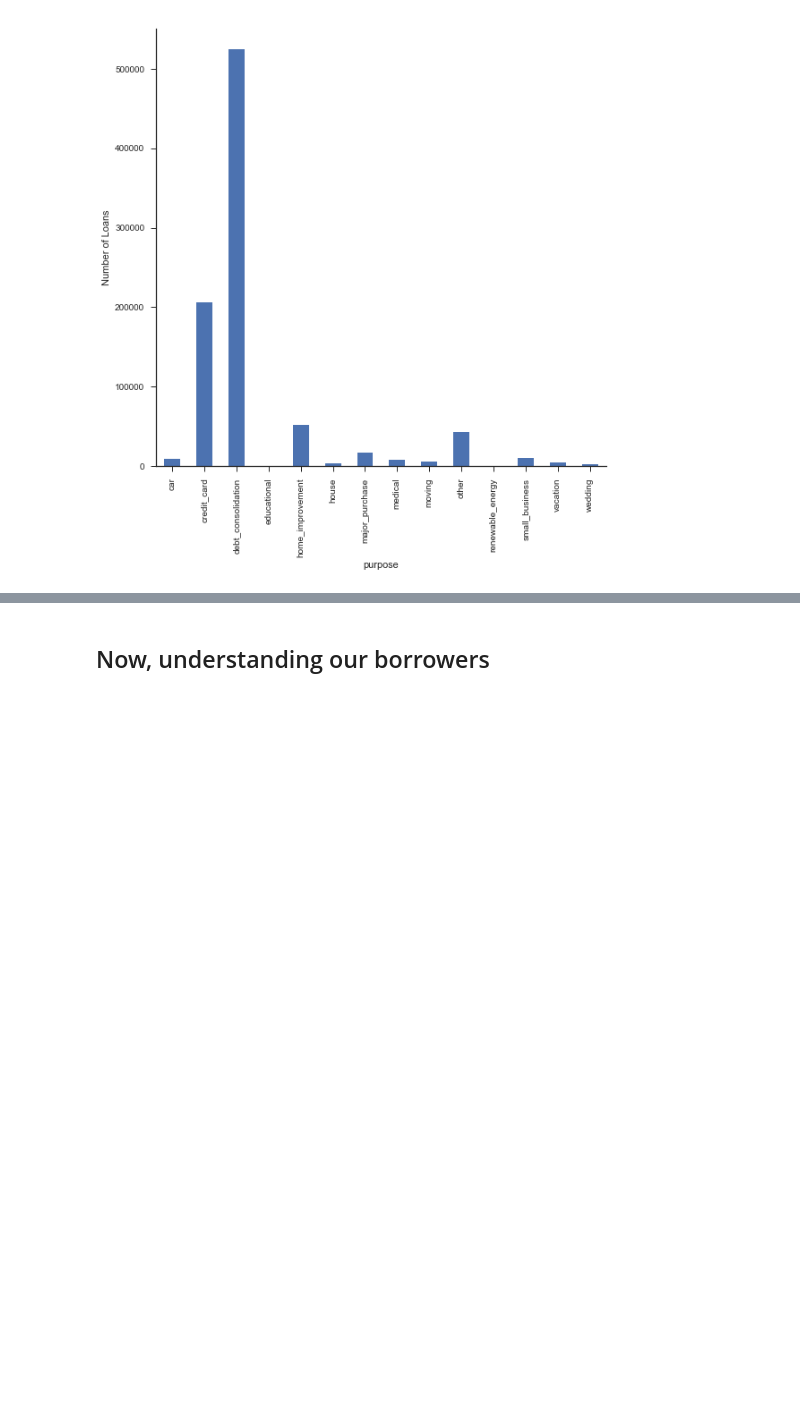
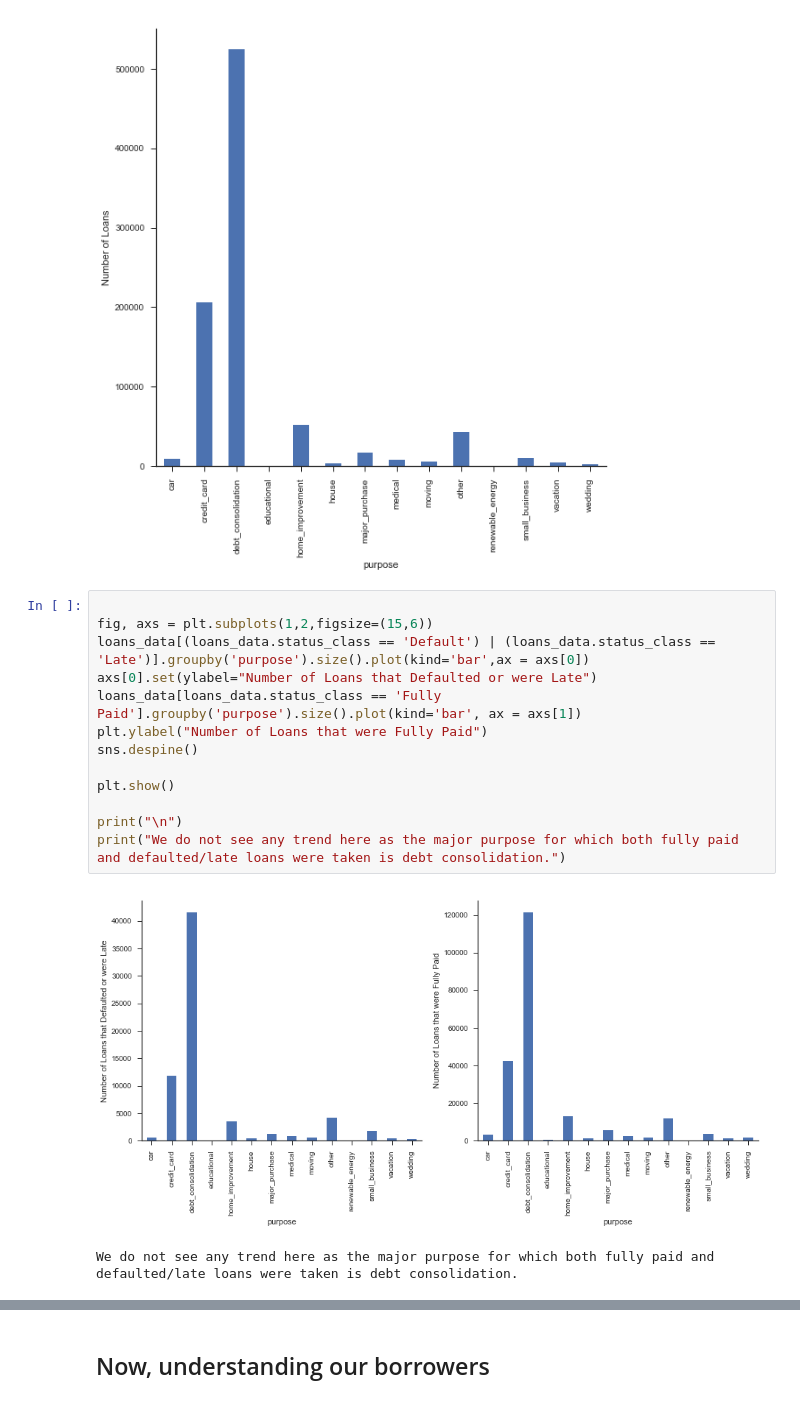
Before and after one commit to ramyatamehrotra/Springboard_DSCT, a Jupyter notebook: Data Storytelling (Module 7.2) - Lending Club loans data.ipynb, the cells around one changed output, grey strips where cells are left out. Drawn from its saved outputs; the diff is of its cells as text; blank space fills up the shorter version.

```diff
--- a/Data Storytelling (Module 7.2) - Lending Club loans data.ipynb
+++ b/Data Storytelling (Module 7.2) - Lending Club loans data.ipynb
@@ -179,3 +179,19 @@ print("We see here that most of the loans are for debt consolidation or to pay c
 # %% [output]
 We see here that most of the loans are for debt consolidation or to pay credit cards.
 [figure]
+# %%
+
+fig, axs = plt.subplots(1,2,figsize=(15,6))
+loans_data[(loans_data.status_class == 'Default') | (loans_data.status_class == 'Late')].groupby('purpose').size().plot(kind='bar',ax = axs[0])
+axs[0].set(ylabel="Number of Loans that Defaulted or were Late")
+loans_data[loans_data.status_class == 'Fully Paid'].groupby('purpose').size().plot(kind='bar', ax = axs[1])
+plt.ylabel("Number of Loans that were Fully Paid")
+sns.despine()
+
+plt.show()
+
+print("\n")
+print("We do not see any trend here as the major purpose for which both fully paid and defaulted/late loans were taken is debt consolidation.")
+# %% [output]
+[figure, added]
+We do not see any trend here as the major purpose for which both fully paid and defaulted/late loans were taken is debt consolidation.
```
Also changed, not shown: parts of 16 cells of this notebook.
